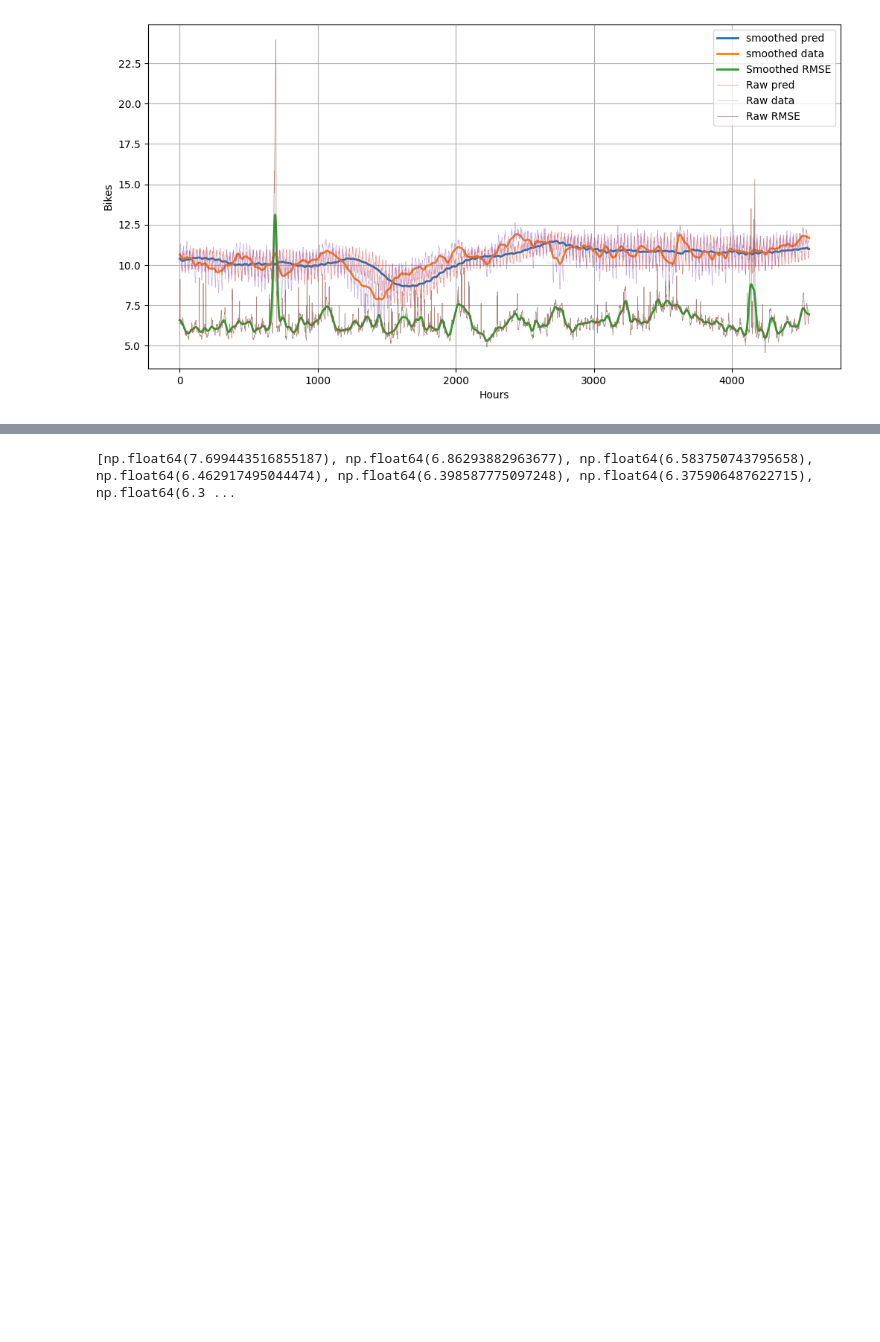
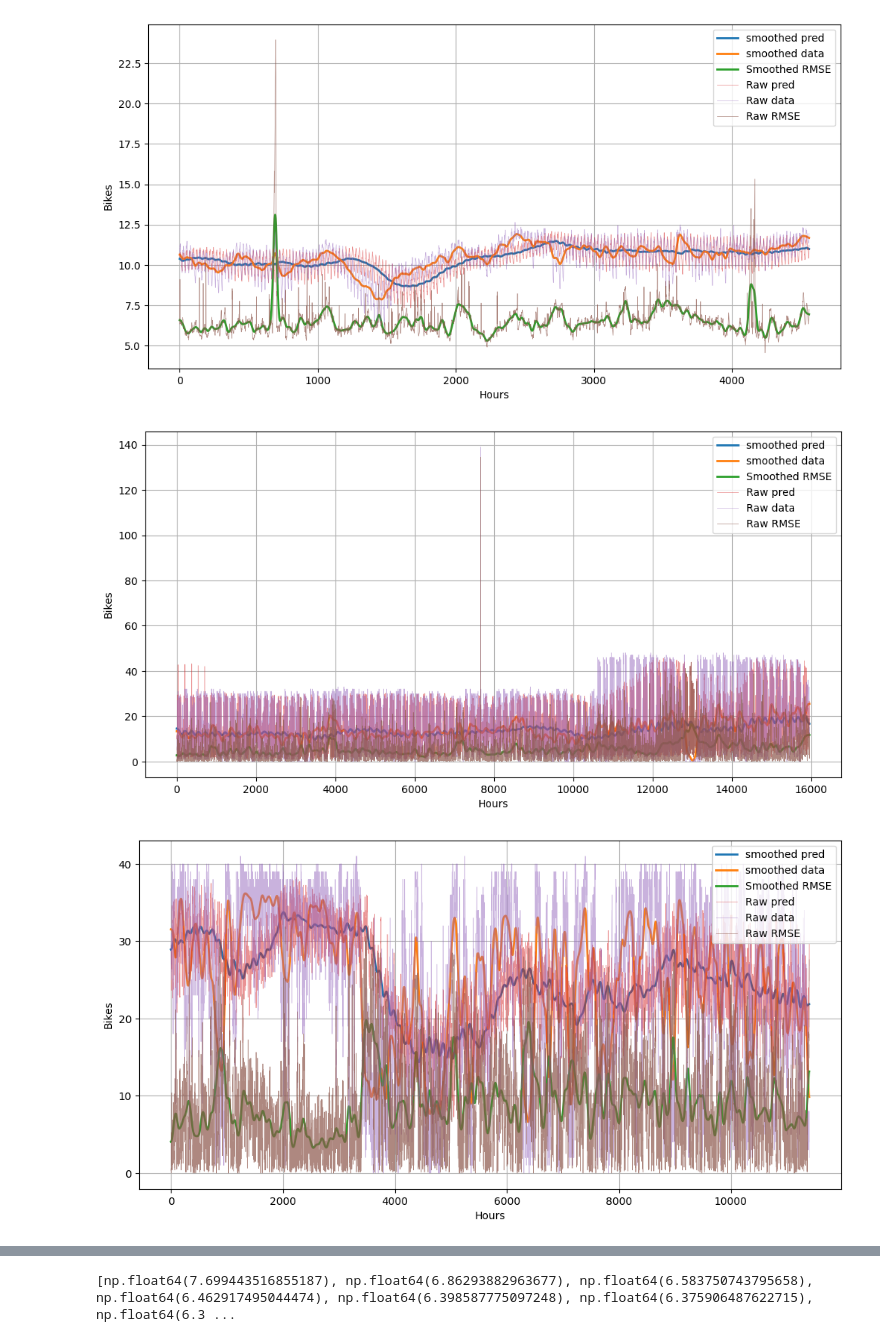
Before and after one commit to ArmanddeCacqueray/Rebalancig_final_repository, a Jupyter notebook: z_benchmark/moyenne.ipynb, the cells around one changed output, grey strips where cells are left out. Saved outputs shown, nothing was run; the diff lists cells and outputs as text; code cells hidden in the pictures; blank space fills up the shorter version.

```diff
--- a/z_benchmark/moyenne.ipynb
+++ b/z_benchmark/moyenne.ipynb
@@ -162,8 +162,13 @@ def preds_for_all_weeks(T, Y):
 # %%
 from scipy.ndimage import gaussian_filter1d
 
-def plot_rmse_smooth(pred, data, T):
+def plot_rmse_smooth(pred, data, T, size=None):
     #sigma=int(T/2+5)
+    if size:
+        station=np.random.choice(a=n_stations, size=size)
+        data=data[station, -(n_weeks-(T+1)):, :]
+        pred=pred[station, :,:]
+
     sigma=data.shape[2]//4
     data=data[:, -(n_weeks-(T+1)):, :]
     rmse_scores = rmse(data, pred)
@@ -206,3 +211,10 @@ plot_rmse_smooth(weekday_preds_awks, Y_weekday, T)
 plot_rmse_smooth(weekend_preds_awks, Y_weekend, T)
 # %% [output]
 [figure]
+# %%
+plot_rmse_smooth(pred_all_weeks, Y, T, size=1)
+plot_rmse_smooth(weekday_preds_awks, Y_weekday, T, size=1)
+plot_rmse_smooth(weekend_preds_awks, Y_weekend, T, size=1)
+# %% [output]
+[figure, added]
+[figure, added]
```
Also changed, not shown: parts of 1 cell of this notebook, 2 other files.
